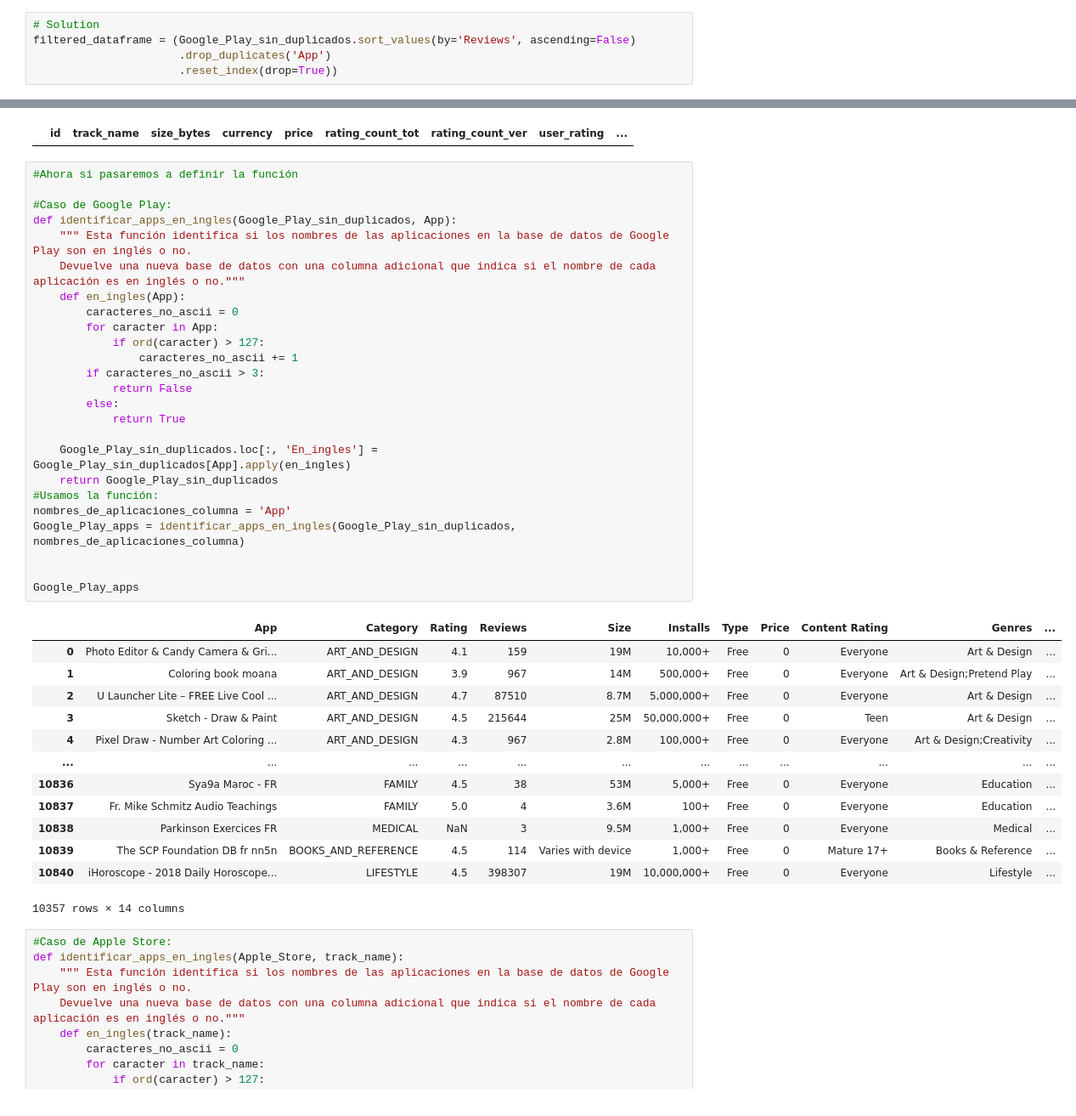
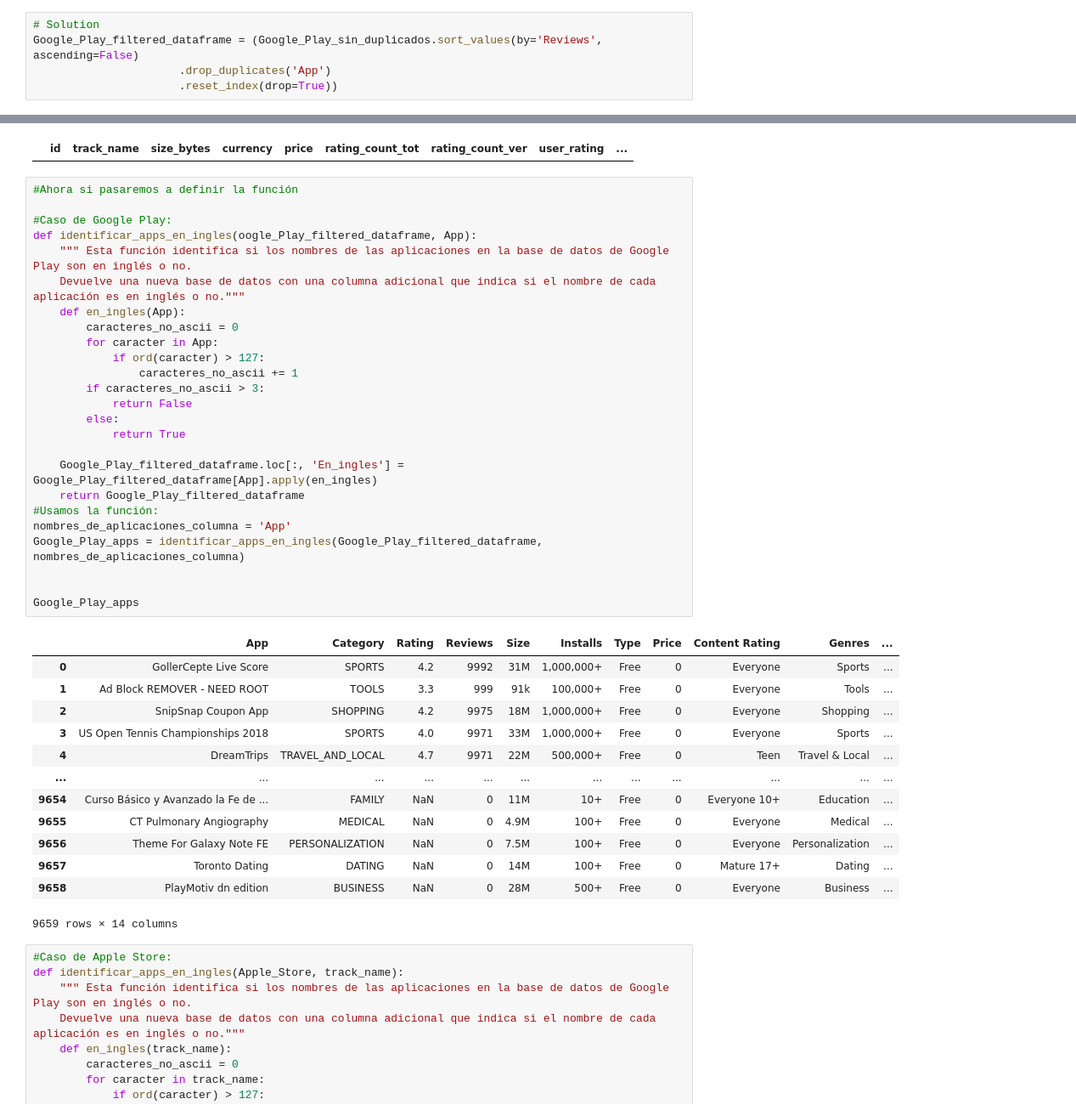
Before and after one commit to qlab-intro-python/tarea-3-adriana-braulio, a Jupyter notebook: tarea_3.ipynb, the cells around one changed output, grey strips where cells are left out. Shown at 85% size. Cells and saved outputs as stored; diff of their text form.

Commit message:
Correcciones de nombres

```diff
--- a/tarea_3.ipynb
+++ b/tarea_3.ipynb
@@ -179,7 +179,7 @@ result_dict = create_app_reviews_dictionary(Google_Play_sin_duplicados)
 5. b. Use the information stored in the dictionary and create a new dataset, which will have only one entry per app (and for each app, we'll only select the entry with the highest number of reviews).
 # %%
 # Solution
-filtered_dataframe = (Google_Play_sin_duplicados.sort_values(by='Reviews', ascending=False)
+Google_Play_filtered_dataframe = (Google_Play_sin_duplicados.sort_values(by='Reviews', ascending=False)
                       .drop_duplicates('App')
                       .reset_index(drop=True))
 # %% [markdown]
@@ -240,42 +240,42 @@ Apple_Store.head(0) #track_name
 # %%
 #Ahora si pasaremos a definir la función
 
 #Caso de Google Play:
-def identificar_apps_en_ingles(Google_Play_sin_duplicados, App):
+def identificar_apps_en_ingles(oogle_Play_filtered_dataframe, App):
     """ Esta función identifica si los nombres de las aplicaciones en la base de datos de Google Play son en inglés o no.
     Devuelve una nueva base de datos con una columna adicional que indica si el nombre de cada aplicación es en inglés o no."""
     def en_ingles(App):
         caracteres_no_ascii = 0
         for caracter in App:
             if ord(caracter) > 127:
                 caracteres_no_ascii += 1
         if caracteres_no_ascii > 3:
             return False
         else:
             return True
 
-    Google_Play_sin_duplicados.loc[:, 'En_ingles'] = Google_Play_sin_duplicados[App].apply(en_ingles)
-    return Google_Play_sin_duplicados
+    Google_Play_filtered_dataframe.loc[:, 'En_ingles'] = Google_Play_filtered_dataframe[App].apply(en_ingles)
+    return Google_Play_filtered_dataframe
 #Usamos la función:
 nombres_de_aplicaciones_columna = 'App'
-Google_Play_apps = identificar_apps_en_ingles(Google_Play_sin_duplicados, nombres_de_aplicaciones_columna)
+Google_Play_apps = identificar_apps_en_ingles(Google_Play_filtered_dataframe, nombres_de_aplicaciones_columna)
 
 
 Google_Play_apps
 # %% [output]
 |  | App | Category | Rating | Reviews | Size | Installs | Type | Price | Content Rating | Genres | ... |
-| 0 | Photo Editor & Candy Camera & Gri... | ART_AND_DESIGN | 4.1 | 159 | 19M | 10,000+ | Free | 0 | Everyone | Art & Design | ... |
-| 1 | Coloring book moana | ART_AND_DESIGN | 3.9 | 967 | 14M | 500,000+ | Free | 0 | Everyone | Art & Design;Pretend Play | ... |
-| 2 | U Launcher Lite – FREE Live Cool ... | ART_AND_DESIGN | 4.7 | 87510 | 8.7M | 5,000,000+ | Free | 0 | Everyone | Art & Design | ... |
-| 3 | Sketch - Draw & Paint | ART_AND_DESIGN | 4.5 | 215644 | 25M | 50,000,000+ | Free | 0 | Teen | Art & Design | ... |
-| 4 | Pixel Draw - Number Art Coloring ... | ART_AND_DESIGN | 4.3 | 967 | 2.8M | 100,000+ | Free | 0 | Everyone | Art & Design;Creativity | ... |
+| 0 | GollerCepte Live Score | SPORTS | 4.2 | 9992 | 31M | 1,000,000+ | Free | 0 | Everyone | Sports | ... |
+| 1 | Ad Block REMOVER - NEED ROOT | TOOLS | 3.3 | 999 | 91k | 100,000+ | Free | 0 | Everyone | Tools | ... |
+| 2 | SnipSnap Coupon App | SHOPPING | 4.2 | 9975 | 18M | 1,000,000+ | Free | 0 | Everyone | Shopping | ... |
+| 3 | US Open Tennis Championships 2018 | SPORTS | 4.0 | 9971 | 33M | 1,000,000+ | Free | 0 | Everyone | Sports | ... |
+| 4 | DreamTrips | TRAVEL_AND_LOCAL | 4.7 | 9971 | 22M | 500,000+ | Free | 0 | Teen | Travel & Local | ... |
 | ... | ... | ... | ... | ... | ... | ... | ... | ... | ... | ... | ... |
-| 10836 | Sya9a Maroc - FR | FAMILY | 4.5 | 38 | 53M | 5,000+ | Free | 0 | Everyone | Education | ... |
-| 10837 | Fr. Mike Schmitz Audio Teachings | FAMILY | 5.0 | 4 | 3.6M | 100+ | Free | 0 | Everyone | Education | ... |
-| 10838 | Parkinson Exercices FR | MEDICAL | NaN | 3 | 9.5M | 1,000+ | Free | 0 | Everyone | Medical | ... |
-| 10839 | The SCP Foundation DB fr nn5n | BOOKS_AND_REFERENCE | 4.5 | 114 | Varies with device | 1,000+ | Free | 0 | Mature 17+ | Books & Reference | ... |
-| 10840 | iHoroscope - 2018 Daily Horoscope... | LIFESTYLE | 4.5 | 398307 | 19M | 10,000,000+ | Free | 0 | Everyone | Lifestyle | ... |
+| 9654 | Curso Básico y Avanzado la Fe de ... | FAMILY | NaN | 0 | 11M | 10+ | Free | 0 | Everyone 10+ | Education | ... |
+| 9655 | CT Pulmonary Angiography | MEDICAL | NaN | 0 | 4.9M | 100+ | Free | 0 | Everyone | Medical | ... |
+| 9656 | Theme For Galaxy Note FE | PERSONALIZATION | NaN | 0 | 7.5M | 100+ | Free | 0 | Everyone | Personalization | ... |
+| 9657 | Toronto Dating | DATING | NaN | 0 | 14M | 100+ | Free | 0 | Mature 17+ | Dating | ... |
+| 9658 | PlayMotiv dn edition | BUSINESS | NaN | 0 | 28M | 500+ | Free | 0 | Everyone | Business | ... |
-10357 rows × 14 columns
+9659 rows × 14 columns
 # %%
 #Caso de Apple Store:
 def identificar_apps_en_ingles(Apple_Store, track_name):
```
Also changed, not shown: parts of 4 cells of this notebook.
